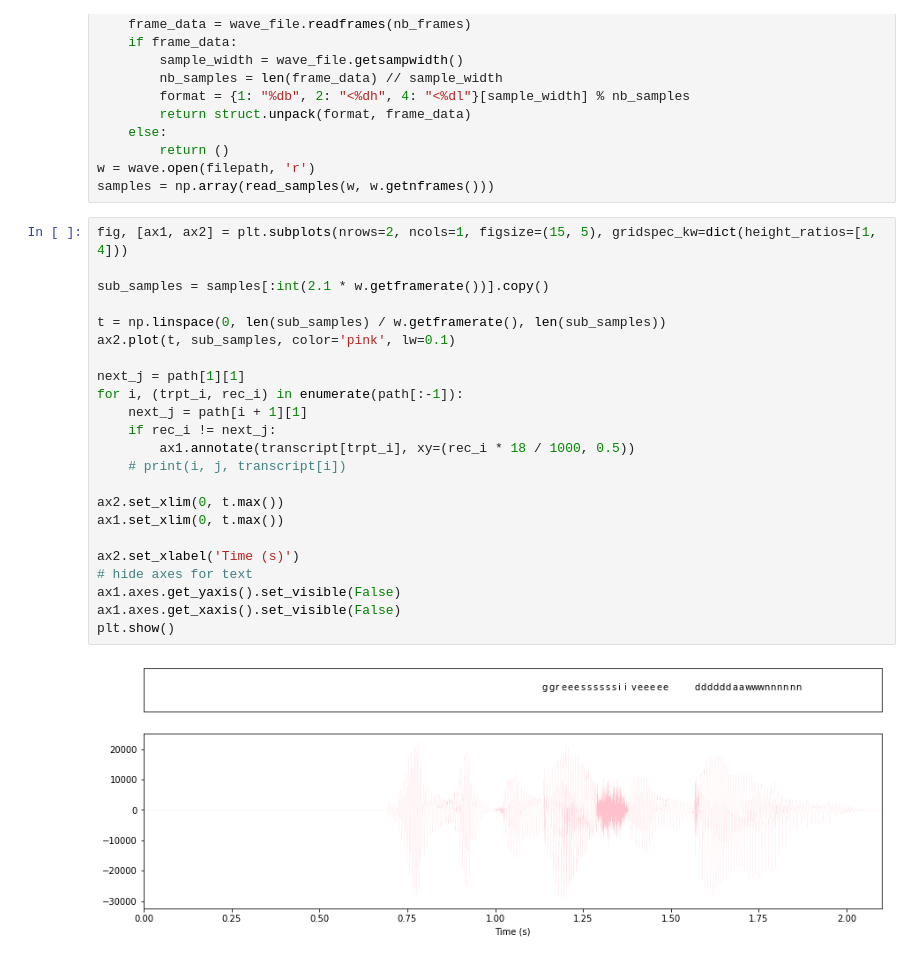
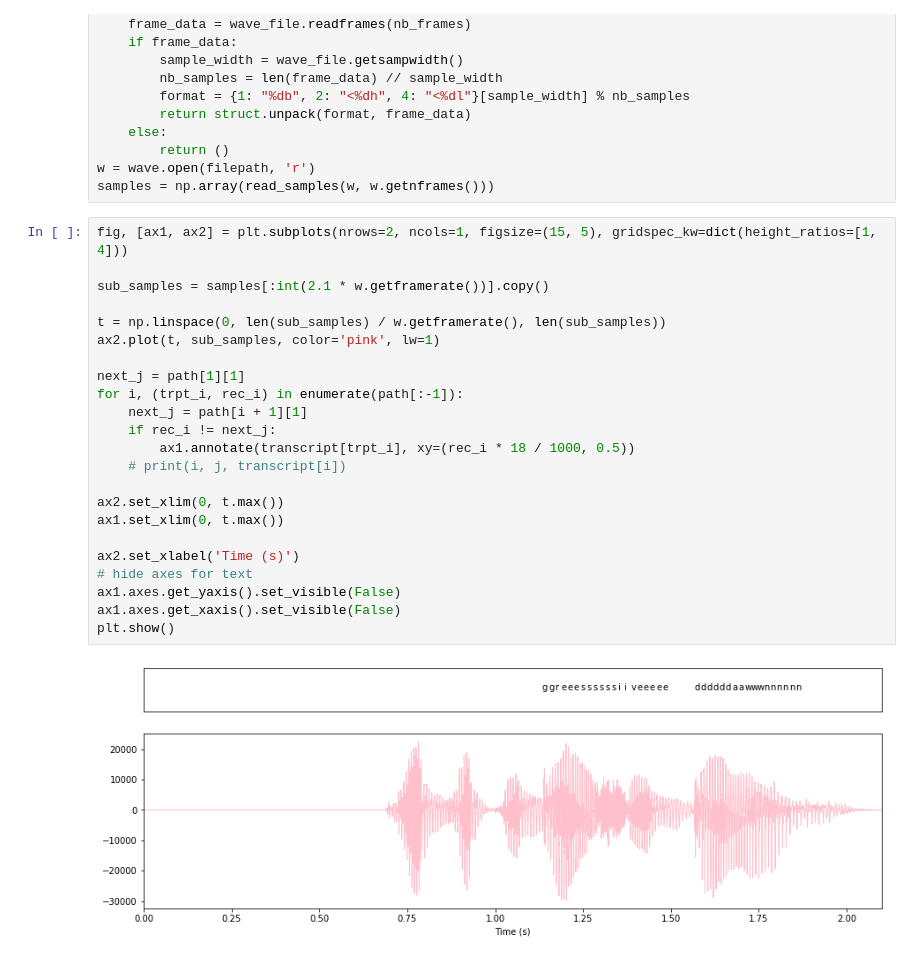
Before and after one commit to Breedoon/BookSync, a Jupyter notebook: __main__.ipynb, the cells around one changed output. Saved outputs shown, nothing was run; the diff lists cells and outputs as text.

```diff
--- a/__main__.ipynb
+++ b/__main__.ipynb
@@ -147,25 +147,25 @@ samples = np.array(read_samples(w, w.getnframes()))
 # %%
 fig, [ax1, ax2] = plt.subplots(nrows=2, ncols=1, figsize=(15, 5), gridspec_kw=dict(height_ratios=[1, 4]))
 
 sub_samples = samples[:int(2.1 * w.getframerate())].copy()
 
 t = np.linspace(0, len(sub_samples) / w.getframerate(), len(sub_samples))
-ax2.plot(t, sub_samples, color='pink', lw=0.1)
+ax2.plot(t, sub_samples, color='pink', lw=1)
 
 next_j = path[1][1]
 for i, (trpt_i, rec_i) in enumerate(path[:-1]):
     next_j = path[i + 1][1]
     if rec_i != next_j:
         ax1.annotate(transcript[trpt_i], xy=(rec_i * 18 / 1000, 0.5))
     # print(i, j, transcript[i])
 
 ax2.set_xlim(0, t.max())
 ax1.set_xlim(0, t.max())
 
 ax2.set_xlabel('Time (s)')
 # hide axes for text
 ax1.axes.get_yaxis().set_visible(False)
 ax1.axes.get_xaxis().set_visible(False)
 plt.show()
 # %% [output]
-[figure, old version]
+[figure, new version]
```
